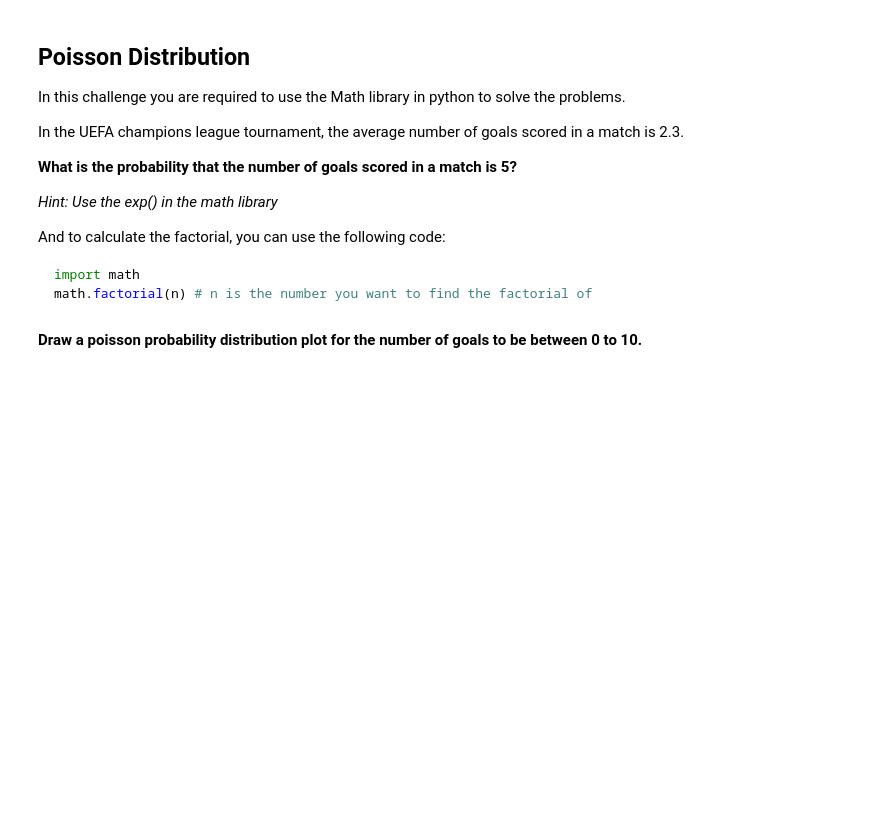
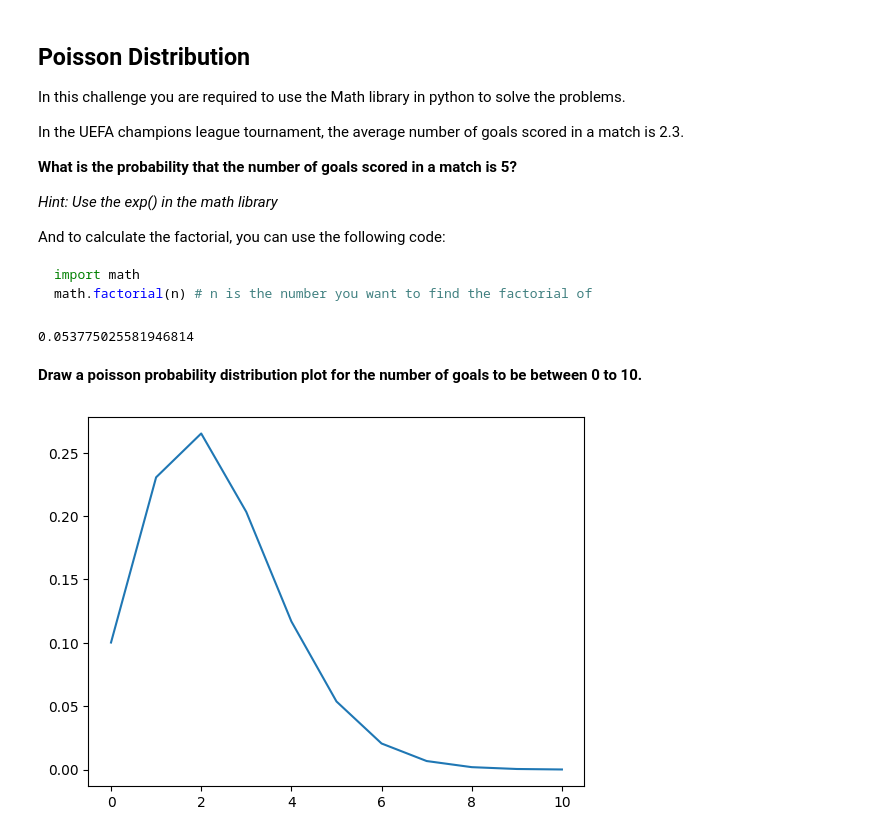
Before and after one commit to Ironhack-Data-Madrid-Enero-2023/6.1-lab-discrete-probability-distributions, a Jupyter notebook: your-code/main.ipynb, the cells around one changed output. Cells and saved outputs as stored; diff of their text form; code cells hidden in the pictures; blank space fills up the shorter version.

```diff
--- a/your-code/main.ipynb
+++ b/your-code/main.ipynb
@@ -83,7 +124,17 @@ math.factorial(n) # n is the number you want to find the factorial of
 # %%
 # your code here
+poisson.pmf(5, 2.3)
+# %% [output]
+0.053775025581946814
 # %% [markdown]
 **Draw a poisson probability distribution plot for the number of goals to be between 0 to 10.**
 # %%
 # your code here
 # Please label the axes and give a title to the plot
+x=[i for i in range(0,11)]    # numero de  goles
+
+y=[poisson.pmf(x, 2.3) for x in x]
+
+plt.plot(x, y);
+# %% [output]
+[figure, added]
```
Also changed, not shown: parts of 11 cells of this notebook.
